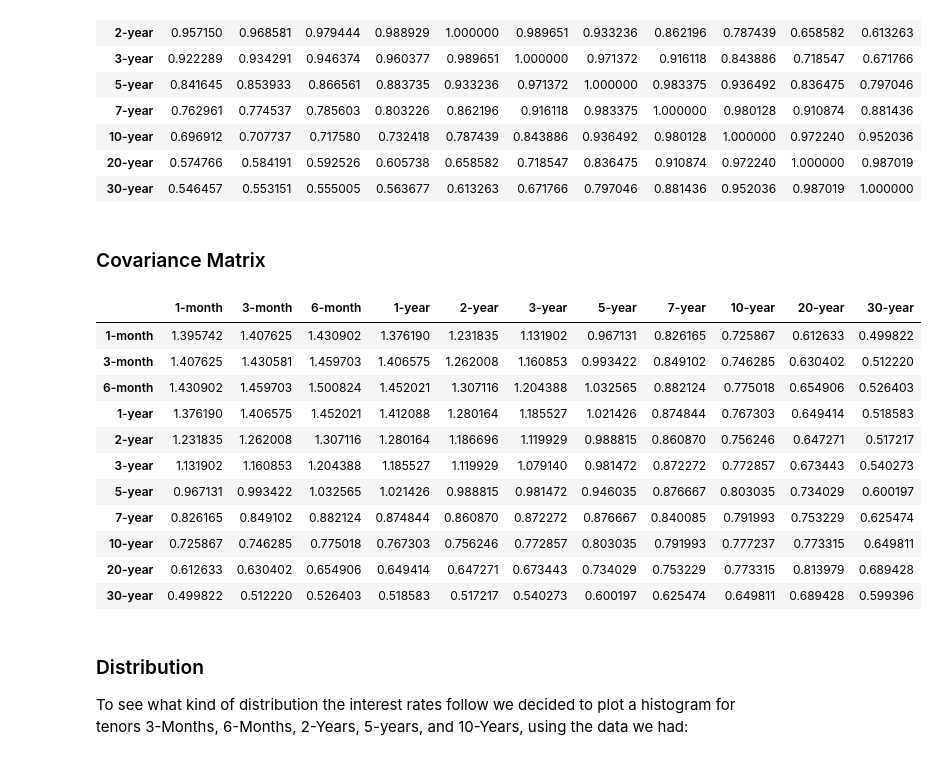
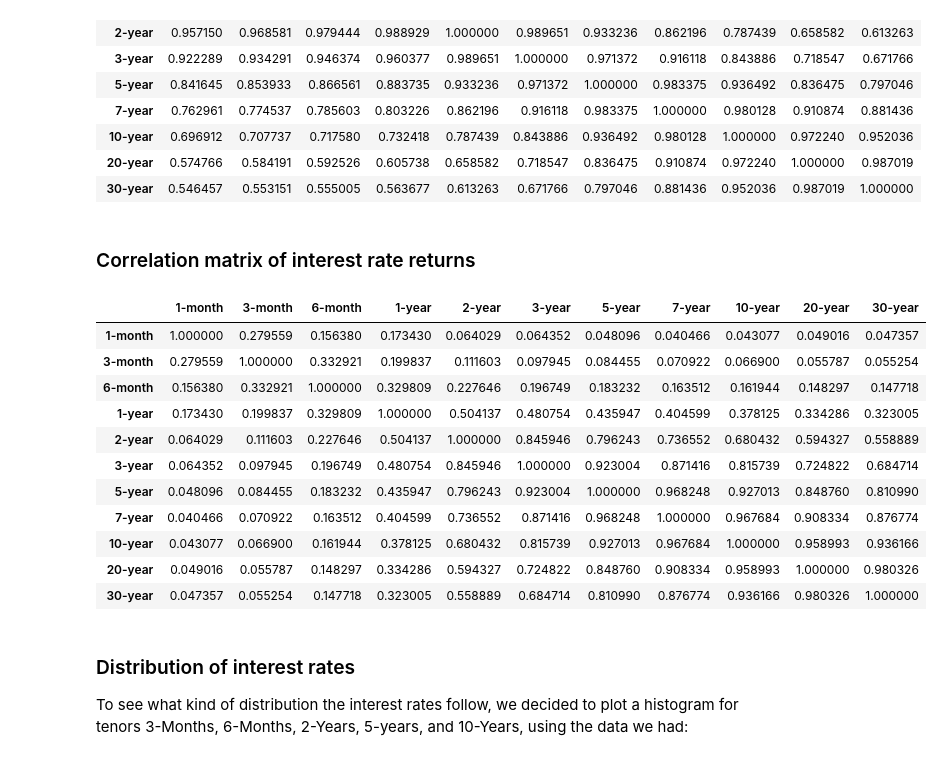
Before and after one commit to canelbiryol/Risk_Portfolio_Management, a Jupyter notebook: Homework2/Homework2.ipynb, the cells around one changed output. Cells and saved outputs as stored; diff of their text form; code cells hidden in the pictures.

```diff
--- a/Homework2/Homework2.ipynb
+++ b/Homework2/Homework2.ipynb
@@ -355,0 +284,7 @@ df.head()
+# %%
+df_change = df.pct_change()[1:]
+# Remove inf and NaN values in the dataframe
+df_change = df_change.replace([np.inf, -np.inf], np.nan)
+df_change = df_change.dropna(axis=0,how='any')
+# To see how the returns looks like
+df_change.head()
@@ -392,26 +361,26 @@ corr_matrix
 | 10-year | 0.696912 | 0.707737 | 0.717580 | 0.732418 | 0.787439 | 0.843886 | 0.936492 | 0.980128 | 1.000000 | 0.972240 | 0.952036 |
 | 20-year | 0.574766 | 0.584191 | 0.592526 | 0.605738 | 0.658582 | 0.718547 | 0.836475 | 0.910874 | 0.972240 | 1.000000 | 0.987019 |
 | 30-year | 0.546457 | 0.553151 | 0.555005 | 0.563677 | 0.613263 | 0.671766 | 0.797046 | 0.881436 | 0.952036 | 0.987019 | 1.000000 |
-# %% [markdown]
-### Covariance Matrix ###
+# %% [markdown]
+### Correlation matrix of interest rate returns ###
 # %%
-cov_matrix = df.cov()
-# To show how the covariance matrix looks like
-cov_matrix
+corr_matrix_returns = df_change.corr()
+# To show how the correlation matrix looks like
+corr_matrix_returns
 # %% [output]
 |  | 1-month | 3-month | 6-month | 1-year | 2-year | 3-year | 5-year | 7-year | 10-year | 20-year | 30-year |
-| 1-month | 1.395742 | 1.407625 | 1.430902 | 1.376190 | 1.231835 | 1.131902 | 0.967131 | 0.826165 | 0.725867 | 0.612633 | 0.499822 |
-| 3-month | 1.407625 | 1.430581 | 1.459703 | 1.406575 | 1.262008 | 1.160853 | 0.993422 | 0.849102 | 0.746285 | 0.630402 | 0.512220 |
-| 6-month | 1.430902 | 1.459703 | 1.500824 | 1.452021 | 1.307116 | 1.204388 | 1.032565 | 0.882124 | 0.775018 | 0.654906 | 0.526403 |
-| 1-year | 1.376190 | 1.406575 | 1.452021 | 1.412088 | 1.280164 | 1.185527 | 1.021426 | 0.874844 | 0.767303 | 0.649414 | 0.518583 |
-| 2-year | 1.231835 | 1.262008 | 1.307116 | 1.280164 | 1.186696 | 1.119929 | 0.988815 | 0.860870 | 0.756246 | 0.647271 | 0.517217 |
-| 3-year | 1.131902 | 1.160853 | 1.204388 | 1.185527 | 1.119929 | 1.079140 | 0.981472 | 0.872272 | 0.772857 | 0.673443 | 0.540273 |
-| 5-year | 0.967131 | 0.993422 | 1.032565 | 1.021426 | 0.988815 | 0.981472 | 0.946035 | 0.876667 | 0.803035 | 0.734029 | 0.600197 |
-| 7-year | 0.826165 | 0.849102 | 0.882124 | 0.874844 | 0.860870 | 0.872272 | 0.876667 | 0.840085 | 0.791993 | 0.753229 | 0.625474 |
-| 10-year | 0.725867 | 0.746285 | 0.775018 | 0.767303 | 0.756246 | 0.772857 | 0.803035 | 0.791993 | 0.777237 | 0.773315 | 0.649811 |
-| 20-year | 0.612633 | 0.630402 | 0.654906 | 0.649414 | 0.647271 | 0.673443 | 0.734029 | 0.753229 | 0.773315 | 0.813979 | 0.689428 |
-| 30-year | 0.499822 | 0.512220 | 0.526403 | 0.518583 | 0.517217 | 0.540273 | 0.600197 | 0.625474 | 0.649811 | 0.689428 | 0.599396 |
+| 1-month | 1.000000 | 0.279559 | 0.156380 | 0.173430 | 0.064029 | 0.064352 | 0.048096 | 0.040466 | 0.043077 | 0.049016 | 0.047357 |
+| 3-month | 0.279559 | 1.000000 | 0.332921 | 0.199837 | 0.111603 | 0.097945 | 0.084455 | 0.070922 | 0.066900 | 0.055787 | 0.055254 |
+| 6-month | 0.156380 | 0.332921 | 1.000000 | 0.329809 | 0.227646 | 0.196749 | 0.183232 | 0.163512 | 0.161944 | 0.148297 | 0.147718 |
+| 1-year | 0.173430 | 0.199837 | 0.329809 | 1.000000 | 0.504137 | 0.480754 | 0.435947 | 0.404599 | 0.378125 | 0.334286 | 0.323005 |
+| 2-year | 0.064029 | 0.111603 | 0.227646 | 0.504137 | 1.000000 | 0.845946 | 0.796243 | 0.736552 | 0.680432 | 0.594327 | 0.558889 |
+| 3-year | 0.064352 | 0.097945 | 0.196749 | 0.480754 | 0.845946 | 1.000000 | 0.923004 | 0.871416 | 0.815739 | 0.724822 | 0.684714 |
+| 5-year | 0.048096 | 0.084455 | 0.183232 | 0.435947 | 0.796243 | 0.923004 | 1.000000 | 0.968248 | 0.927013 | 0.848760 | 0.810990 |
+| 7-year | 0.040466 | 0.070922 | 0.163512 | 0.404599 | 0.736552 | 0.871416 | 0.968248 | 1.000000 | 0.967684 | 0.908334 | 0.876774 |
+| 10-year | 0.043077 | 0.066900 | 0.161944 | 0.378125 | 0.680432 | 0.815739 | 0.927013 | 0.967684 | 1.000000 | 0.958993 | 0.936166 |
+| 20-year | 0.049016 | 0.055787 | 0.148297 | 0.334286 | 0.594327 | 0.724822 | 0.848760 | 0.908334 | 0.958993 | 1.000000 | 0.980326 |
+| 30-year | 0.047357 | 0.055254 | 0.147718 | 0.323005 | 0.558889 | 0.684714 | 0.810990 | 0.876774 | 0.936166 | 0.980326 | 1.000000 |
 # %% [markdown]
-### Distribution ###
+### Distribution of interest rates ###
 
-To see what kind of distribution the interest rates follow we decided to plot a histogram for tenors 3-Months, 6-Months, 2-Years, 5-years, and 10-Years, using the data we had:
+To see what kind of distribution the interest rates follow, we decided to plot a histogram for tenors 3-Months, 6-Months, 2-Years, 5-years, and 10-Years, using the data we had:
```
Also changed, not shown: parts of 27 cells of this notebook.
